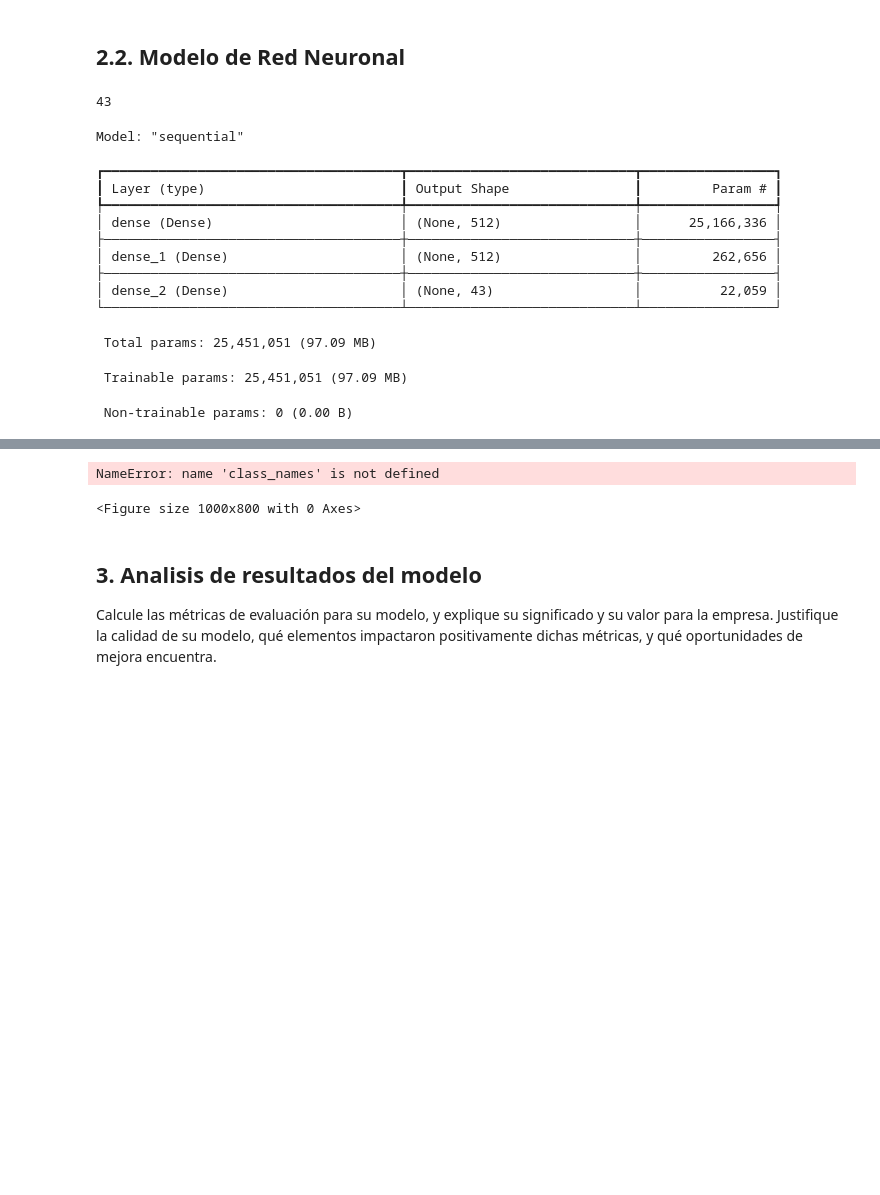
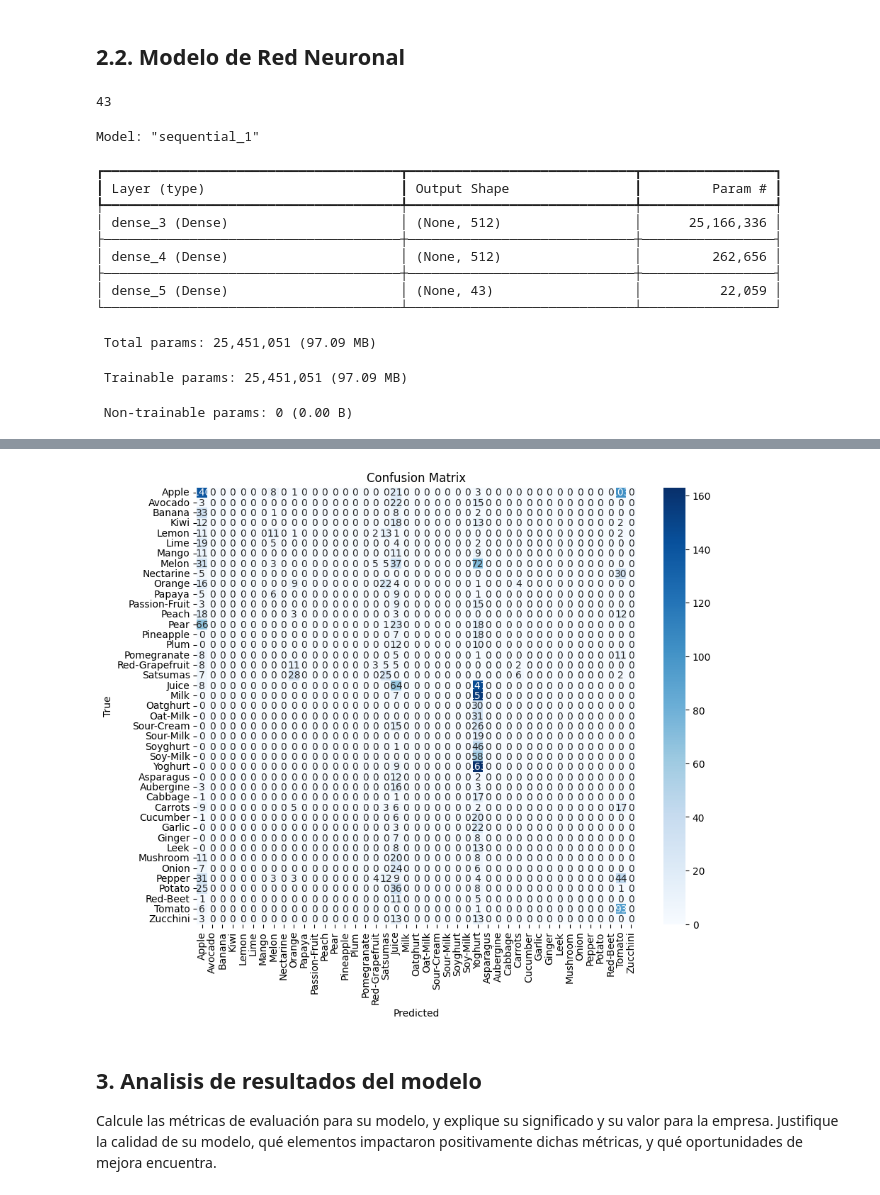
Before and after one commit to amrios80/GroceryStoreDataset, a Jupyter notebook: code/taller2.ipynb, the cells around one changed output, grey strips where cells are left out. Saved outputs shown, nothing was run; the diff lists cells and outputs as text; code cells hidden in the pictures; blank space fills up the shorter version.

```diff
--- a/code/taller2.ipynb
+++ b/code/taller2.ipynb
@@ -59,6 +59,8 @@ df_classes=pd.read_csv(url_classes)
 df_classes=df_classes[["Coarse Class ID (int)", "Coarse Class Name (str)"]]
 unique_classes = df_classes.drop_duplicates()
 class_names = unique_classes["Coarse Class Name (str)"].values.tolist()
+class_indices = unique_classes.set_index("Coarse Class Name (str)")["Coarse Class ID (int)"].to_dict()
 
 # Display the unique rows
 print(class_names)
+print(class_indices)
@@ -408,7 +413,16 @@ y_true_nn = np.argmax(y_test_nn, axis=1)
 
 # Classification Report
 print("Classification Report:")
-print(classification_report(y_true_nn, y_pred_classes_nn))
+
+
+report = classification_report(y_true_nn, y_pred_classes_nn, target_names=class_names, labels=list(class_indices.values()))
+
+import time
+timestamp = time.time()
+
+# Save the classification report to a file
+with open(f'classification_report_{timestamp}.txt', 'w') as f:
+    f.write(report)
 
 # Confusion Matrix
 conf_matrix = confusion_matrix(y_true_nn, y_pred_classes_nn)
@@ -422,15 +436,15 @@ plt.title('Confusion Matrix')
 plt.show()
 # %% [output]
 43
-Model: "sequential"
+Model: "sequential_1"
 ┏━━━━━━━━━━━━━━━━━━━━━━━━━━━━━━━━━━━━━━┳━━━━━━━━━━━━━━━━━━━━━━━━━━━━━┳━━━━━━━━━━━━━━━━━┓
 ┃ Layer (type)                         ┃ Output Shape                ┃         Param # ┃
 ┡━━━━━━━━━━━━━━━━━━━━━━━━━━━━━━━━━━━━━━╇━━━━━━━━━━━━━━━━━━━━━━━━━━━━━╇━━━━━━━━━━━━━━━━━┩
-│ dense (Dense)                        │ (None, 512)                 │      25,166,336 │
+│ dense_3 (Dense)                      │ (None, 512)                 │      25,166,336 │
 ├──────────────────────────────────────┼─────────────────────────────┼─────────────────┤
-│ dense_1 (Dense)                      │ (None, 512)                 │         262,656 │
+│ dense_4 (Dense)                      │ (None, 512)                 │         262,656 │
 ├──────────────────────────────────────┼─────────────────────────────┼─────────────────┤
-│ dense_2 (Dense)                      │ (None, 43)                  │          22,059 │
+│ dense_5 (Dense)                      │ (None, 43)                  │          22,059 │
 └──────────────────────────────────────┴─────────────────────────────┴─────────────────┘
  Total params: 25,451,051 (97.09 MB)
  Trainable params: 25,451,051 (97.09 MB)
@@ -455,5 +469,4 @@ weighted avg       0.13      0.17      0.09      2485
-NameError: name 'class_names' is not defined
-<Figure size 1000x800 with 0 Axes>
+[figure, added]
 # %% [markdown]
 ## 3. Analisis de resultados del modelo
 
```
Also changed, not shown: parts of 2 cells of this notebook.
